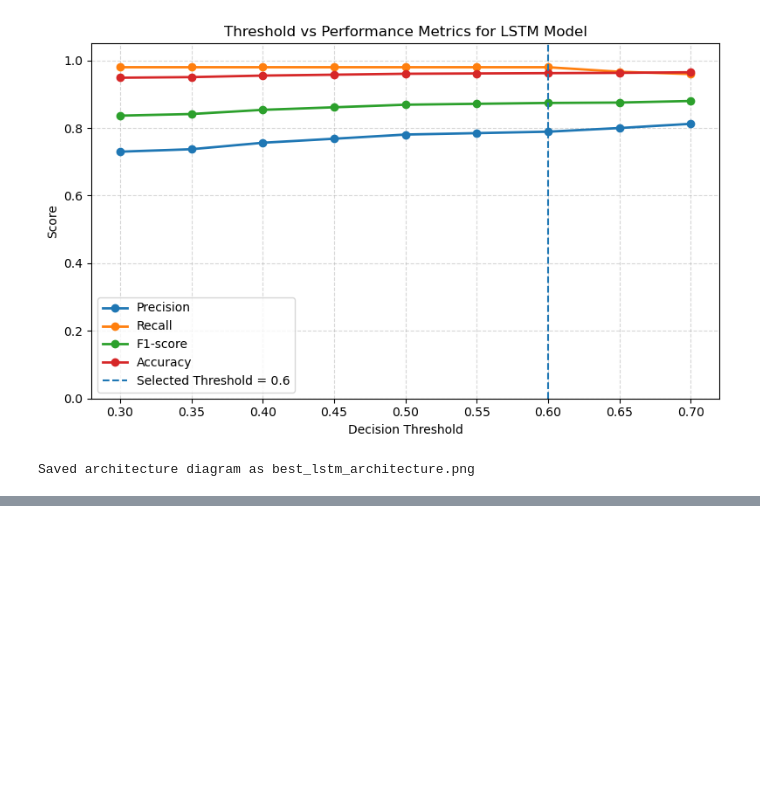
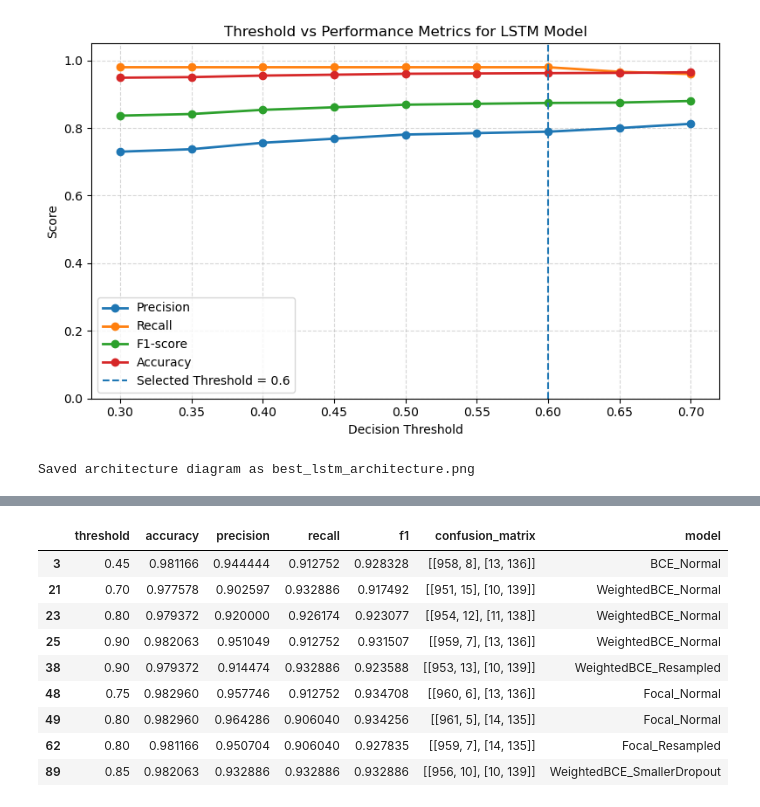
Before and after one commit to NgoHoangNhatMinh/cs3264-project, a Jupyter notebook: Minh/notebooks/scam-guard-lstm.ipynb, the cells around one changed output, grey strips where cells are left out. Cells and saved outputs as stored; diff of their text form; code cells hidden in the pictures; blank space fills up the shorter version.

Commit message:
Added new LSTM models

```diff
--- a/Minh/notebooks/scam-guard-lstm.ipynb
+++ b/Minh/notebooks/scam-guard-lstm.ipynb
@@ -57,3 +57,35 @@ class ScamGuardLSTM(nn.Module):
         return self.fc(hidden)
 # %% [markdown]
 ## Data preprocessing
+# %%
+from datasets import load_dataset
+from torchtext.vocab import GloVe
+
+def load_scam_data():
+    print("Downloading/Loading SMS Spam dataset...")
+    # This automatically fetches the dataset from Hugging Face
+    dataset = load_dataset("sms_spam")
+
+    # The dataset comes pre-split into a 'train' set.
+    # Let's look at the structure of the first message:
+    print("\nSample Data Structure:")
+    print(dataset['train'][0])
+
+    return dataset
+
+def load_embeddings():
+    print("\nDownloading/Loading GloVe Embeddings...")
+    print("(Note: This is an ~800MB download the first time you run it. Grab a coffee.)")
+
+    # We use the '6B' corpus (trained on Wikipedia/Gigaword) and 100-dimensional vectors
+    glove = GloVe(name='6B', dim=100)
+
+    # Test if it works by looking up a word
+    vector = glove['scam']
+    print(f"\nThe shape of the word vector for 'scam' is: {vector.shape}")
+
+    return glove
+
+if __name__ == "__main__":
+    data = load_scam_data()
+    embeddings = load_embeddings()
@@ -1275,0 +1854,7 @@ Saved architecture diagram as best_lstm_architecture.png
+# %%
+import pandas as pd
+
+pd.set_option('display.max_rows', None)
+pd.set_option('display.max_columns', None)
+
+print(results_df)
@@ -1275,0 +1879,15 @@ Saved architecture diagram as best_lstm_architecture.png
+# %%
+indices = [3, 21, 23, 25, 38, 48, 49, 62, 89]
+
+display(results_df.loc[indices])
+# %% [output]
+|  | threshold | accuracy | precision | recall | f1 | confusion_matrix | model |
+| 3 | 0.45 | 0.981166 | 0.944444 | 0.912752 | 0.928328 | [[958, 8], [13, 136]] | BCE_Normal |
+| 21 | 0.70 | 0.977578 | 0.902597 | 0.932886 | 0.917492 | [[951, 15], [10, 139]] | WeightedBCE_Normal |
+| 23 | 0.80 | 0.979372 | 0.920000 | 0.926174 | 0.923077 | [[954, 12], [11, 138]] | WeightedBCE_Normal |
+| 25 | 0.90 | 0.982063 | 0.951049 | 0.912752 | 0.931507 | [[959, 7], [13, 136]] | WeightedBCE_Normal |
+| 38 | 0.90 | 0.979372 | 0.914474 | 0.932886 | 0.923588 | [[953, 13], [10, 139]] | WeightedBCE_Resampled |
+| 48 | 0.75 | 0.982960 | 0.957746 | 0.912752 | 0.934708 | [[960, 6], [13, 136]] | Focal_Normal |
+| 49 | 0.80 | 0.982960 | 0.964286 | 0.906040 | 0.934256 | [[961, 5], [14, 135]] | Focal_Normal |
+| 62 | 0.80 | 0.981166 | 0.950704 | 0.906040 | 0.927835 | [[959, 7], [14, 135]] | Focal_Resampled |
+| 89 | 0.85 | 0.982063 | 0.932886 | 0.932886 | 0.932886 | [[956, 10], [10, 139]] | WeightedBCE_SmallerDropout |
```
Also changed, not shown: parts of 7 cells of this notebook.
